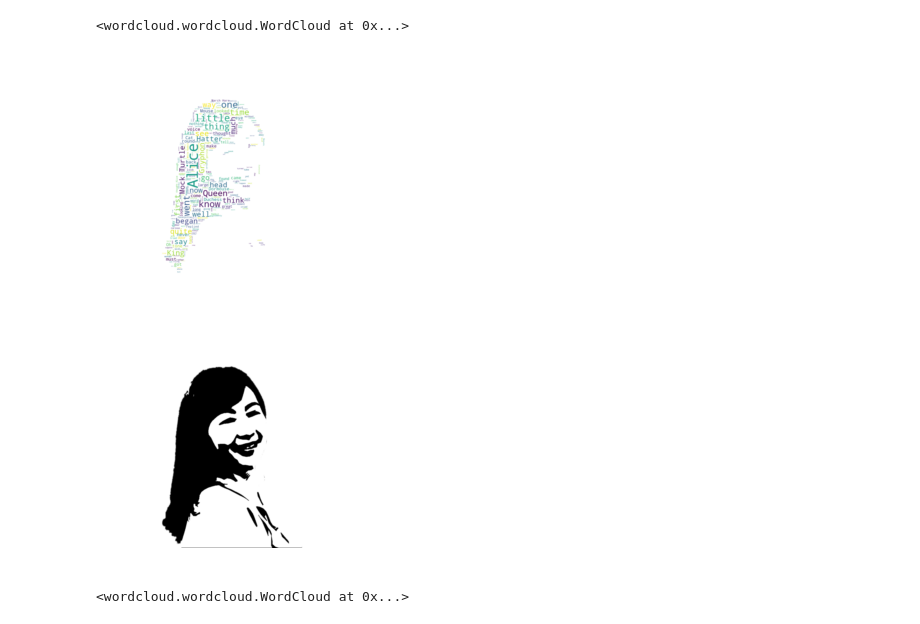
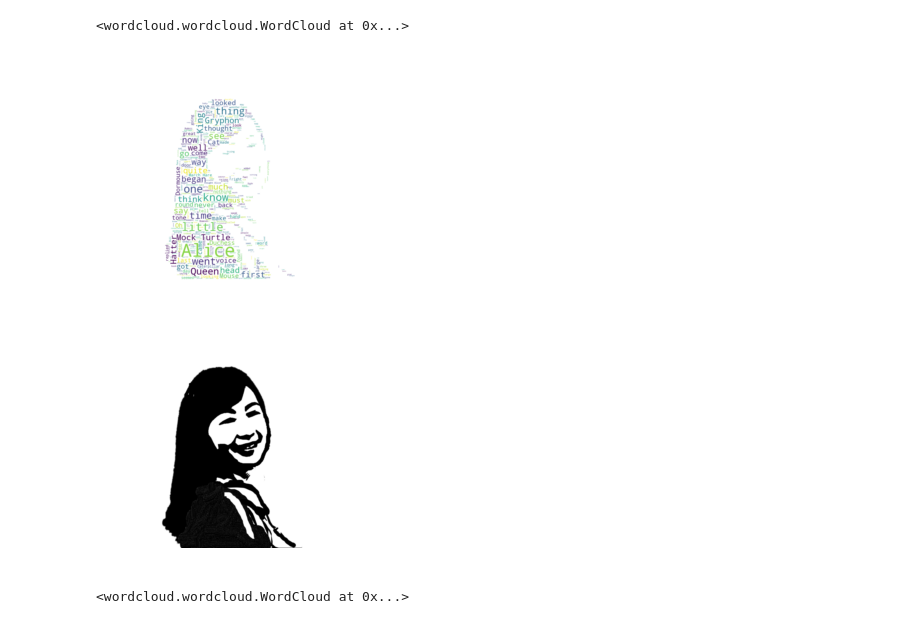
Before and after one commit to sophiazxj/wordcloud_study, a Jupyter notebook: wordcloud_start_up.ipynb, the cells around one changed output. Drawn from its saved outputs; the diff is of its cells as text; code cells hidden in the pictures.

```diff
--- a/wordcloud_start_up.ipynb
+++ b/wordcloud_start_up.ipynb
@@ -42,7 +42,7 @@ from PIL import Image
 import numpy as np
 from wordcloud import WordCloud, STOPWORDS
 # %%
-text = open('alice.txt').read()
+text = open('texts/alice.txt').read()
 # %%
 # read the mask image
 # taken from
@@ -113,18 +113,18 @@ gg_wcld.to_file('gg_wcld.png')
 # %% [output]
 <wordcloud.wordcloud.WordCloud at 0x...>
 # %%
-xx_mask = np.array(Image.open('xx_mask2.png'))
+xx_mask = np.array(Image.open('mask/xx_mask2.png'))
 xx_wcld = WordCloud(background_color='white', max_words=2000, mask=xx_mask, stopwords=stopwords)
 xx_wcld.generate(text)
 
 plt.imshow(xx_wcld, interpolation='bilinear')
 plt.axis('off')
 plt.figure()
 plt.imshow(xx_mask, cmap=plt.cm.gray, interpolation='bilinear')
 plt.axis('off')
 plt.show()
 # %% [output]
-[figure, old version]
+[figure, new version]
-[figure, old version]
+[figure, new version]
 # %%
 # save img to file
```
Also changed, not shown: parts of 20 cells of this notebook, 5 other files.
